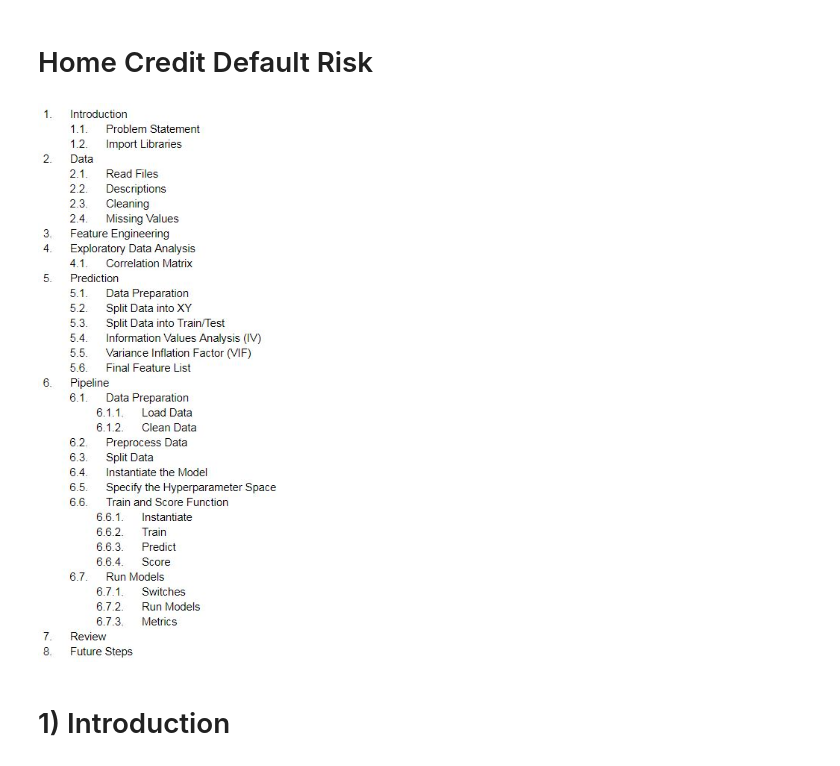
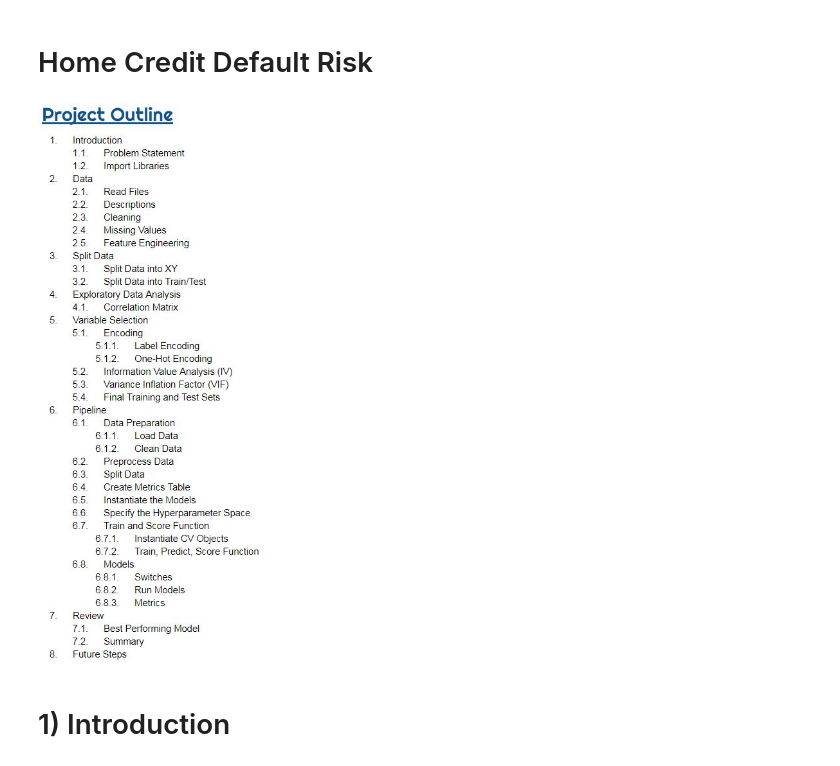
Before and after one commit to milesin3d/HomeCreditDefaultRisk, a Jupyter notebook: HomeCreditDefaultRisk.ipynb, the cells around one changed output. Cells and saved outputs as stored; diff of their text form; code cells hidden in the pictures.

```diff
--- a/HomeCreditDefaultRisk.ipynb
+++ b/HomeCreditDefaultRisk.ipynb
@@ -1,11 +1,15 @@
 # %% [markdown]
 # Home Credit Default Risk
+# %%
+# outline picture
+from IPython.display import Image
+Image(filename='images/project_outline_2019_06_25.jpg')
+# %% [output]
+[figure, added]
 # %%
 # outline picture
-from IPython.display import Image
-Image(filename='images/project_outline_2019_05_22.jpg')
+#from IPython.display import Image
+#Image(filename='images/project_outline_2019_05_22.jpg')
-# %% [output]
-[figure, removed]
 # %% [markdown]
 # 1) Introduction
 # %% [markdown]
```
Also changed, not shown: parts of 170 cells of this notebook.
